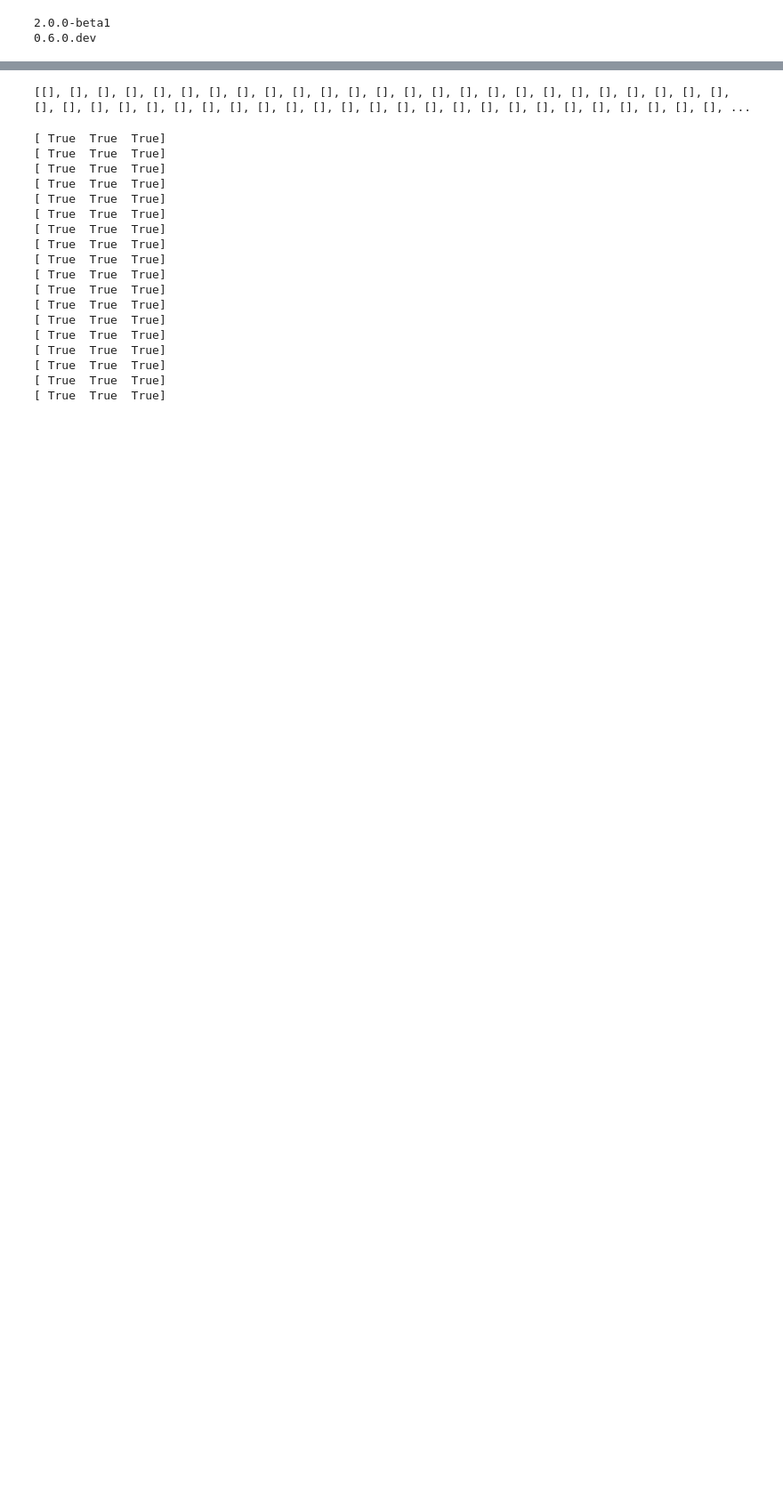
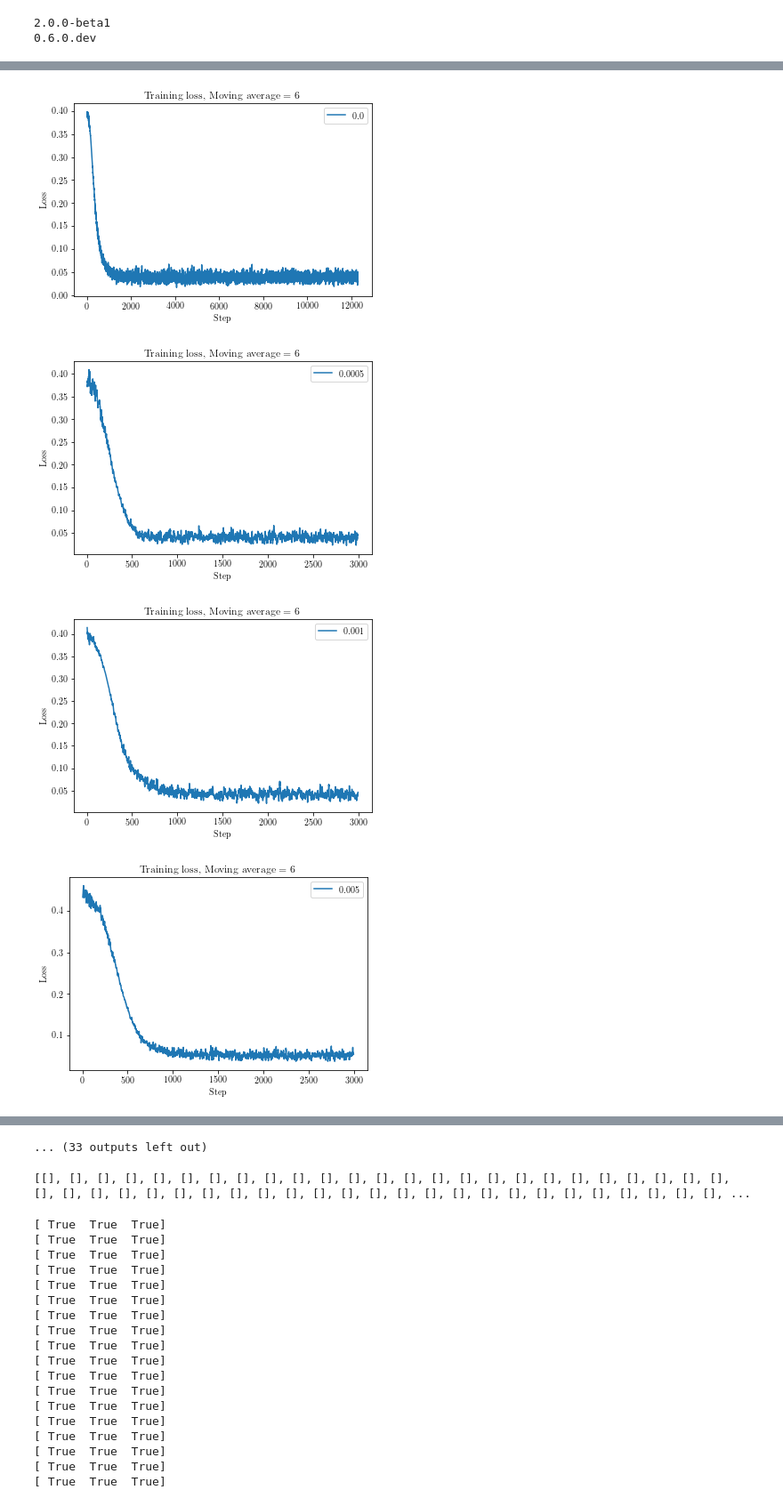
Before and after one commit to DuckTigger/StateDiscrimination_withCirq, a Jupyter notebook: create_outputs (1).ipynb, the cells around one changed output, grey strips where cells are left out. Shown at 89% size. Saved outputs shown, nothing was run; the diff lists cells and outputs as text; code cells hidden in the pictures; blank space fills up the shorter version.

```diff
--- a/create_outputs (1).ipynb
+++ b/create_outputs (1).ipynb
@@ -266,8 +297,10 @@ def create_data_frame(directory: str):
         os.mkdir(os.path.join(directory, 'output'))
     df.to_pickle(os.path.join(directory, 'output', 'dataframe.pkl'))
     f, ax = plt.subplots(figsize=(7,7))
-    ax.set(xscale='log', title='Loss with log noise')
+    ax.set(xscale='log')
     df.plot(x='noise_prob', y='loss', ax=ax, style='k--')
+    ax.set_xlabel('Noise level', fontsize=18)
+    ax.set_ylabel('Loss', fontsize=18)
     plt.savefig(os.path.join(directory, 'output', 'loss_noise.png'))
     return df
 # %%
@@ -315,7 +348,7 @@ dark=["#001C7F", "#017517", "#8C0900",
 colorblind=["#0072B2", "#009E73", "#D55E00",
             "#CC79A7", "#F0E442", "#56B4E9"]
 pal = dark
-noise_pal = {0.0: pal[0], 0.0005: pal[1], 0.001: pal[2], 0.005: pal[3],  0.01: pal[4], 0.05: pal[5], 0.1: pal[0], 0.25:pal[1]}
+noise_pal = {0.0: pal[0], 0.0001: pal[1], 0.0005: pal[2], 0.001: pal[3], 0.005: pal[4],  0.01: pal[5], 0.05: pal[0], 0.1: pal[1], 0.25:pal[2]}
 
 def create_noise_levels_df(directory: str) -> pd.DataFrame:
     df = pd.DataFrame()
@@ -340,7 +373,7 @@ def create_noise_levels_df(directory: str) -> pd.DataFrame:
             training_noise = 0
 
         df = df.append({'P_err': p_error, 'P_inc': p_inc, 'cost_err': params['cost_error'],
-                        'cost_inc': params['cost_incon'],'training_noise': training_noise,
+                        'cost_inc': params['cost_incon'], 'mu_a': params['mu_a'], 'training_noise': training_noise,
                         'noise_prob': re.sub('\_', '.', p), 'loss': loss},
                        ignore_index=True)
     return df
@@ -358,42 +391,55 @@ def log_on_one_plot(directory: str):
     df[numeric] = df[numeric].apply(pd.to_numeric, errors='coerce', axis=1)
     for x in [0.0005, 0.005, 0.25]:
         df = df[df.training_noise != x]
-    df['training_noise'] = df['training_noise'].astype('category')
-    sns.scatterplot(x='noise_prob', y='loss', style='training_noise', data=df, hue='training_noise', palette=noise_pal)
+    df['training_noise_cat'] = df['training_noise'].astype('category')
+    sns.scatterplot(x='noise_prob', y='loss', style='training_noise_cat', data=df, hue='training_noise_cat', palette=noise_pal, s=100, alpha=0.5)
 #     for key, group in df.groupby('training_noise'):
 #         sns.scatterplot(group['noise_prob'], group['loss'], legend='full')
     if not os.path.exists(os.path.join(directory, 'output')):
         os.mkdir(os.path.join(directory, 'output'))
     #plt.legend(bbox_to_anchor=(1.05, 1), loc=2, borderaxespad=0.)
-    ax.set(xscale='log', yscale='log', title='Log loss vs. log validation noise level\nfor different levels of training noise.')
-    ax.set(xlim=(0.00045, 0.3), ylim=(0.002,1))
+    ax.set(xscale='log')
+#     ax.set_title('Loss against noise level in validation circuit \nfor different levels of training noise.', fontsize=23)
+    ax.set_xlabel('Validation noise level', fontsize=18)
+    ax.set_ylabel('Loss', fontsize=18)
+    ax.xaxis.set_tick_params(labelsize=16)
+    ax.yaxis.set_tick_params(labelsize=16)
+    handles, labels = ax.get_legend_handles_labels()
+    ax.legend(handles=handles[1:], labels=labels[1:], title="Training noise level", title_fontsize=16, fontsize=14)
+    ax.set(xlim=(0.00045, 0.12))#, ylim=(0.12,0.18))
+
+
     plt.savefig(os.path.join(directory, 'output', 'log_noise_plot.png'))
     df.to_pickle(os.path.join(directory, 'output', 'noise_df.pkl'))
 
-# log_on_one_plot(r'C:\Users\Andrew Patterson\Documents\PhD\cirq_state_discrimination\checkpoints\myriad_data\tf_noise_off_g')
-# log_on_one_plot(r'C:\Users\Andrew Patterson\Documents\PhD\cirq_state_discrimination\checkpoints\myriad_data\tf_noise_array')
+#log_on_one_plot(r'C:\Users\Andrew Patterson\Documents\PhD\cirq_state_discrimination\checkpoints\myriad_data\august_runs\tf_noise_array_mu075')
 # %%
 if sys.platform.startswith('win'):
-    checkpoints = "C:\\Users\\Andrew Patterson\\Documents\\PhD\\cirq_state_discrimination\\checkpoints\\myriad_data\\new_script"
+    checkpoints = "C:\\Users\\Andrew Patterson\\Documents\\PhD\\cirq_state_discrimination\\checkpoints\\myriad_data\\august_runs"
 else:
     checkpoints = "/home/zcapga1/Scratch/state_discrimination/training_out/"
 
 # runs = ['tf_noise_off', 'tf_old_dicts_noise_off', 'cirq_training_noise_off', 'tf_noise_array', 'tf_old_dicts_noise_array', 'tf_old_dicts_noise_off']
-runs = ['tf_old_long']
+runs = ['tf_25_2_mu05', 'tf_25_2_mu25', 'tf_noise_array_mu09', 'tf_noise_array_mu075', 'tf_old_new_2']
 # rm = ['BAD_RUNS', 'cirq_training_noise_off', 'cirq_training_noise_on_array', 'cirq_training_noise_off_long', 'cirq_training_noise_on_array_long']
 # for r in rm:
 #     runs.remove(r)
 folder_list = [os.path.join(checkpoints, f) for f in runs]
 
 noise_levels = [0.0, 0.0005, 0.001, 0.005, 0.01, 0.05, 0.1]
 def run_on_all_folders(folders: list, noise_levels: list):
     for folder in folders:
 #         generate_output_file(folder)
-        label_plot(folder)
+#         label_plot(folder)
         save_loss_fns(folder)
         create_data_frame(folder)
 #         pre_trained_multiple(folder, noise_levels)
         label_plot_val_levels(folder)
         log_on_one_plot(folder)
 
-# run_on_all_folders(folder_list, noise_levels)
+run_on_all_folders(folder_list, noise_levels)
+# %% [output]
+[figure, added]
+[figure, added]
+[figure, added]
+[figure, added]
@@ -400,3 +454,4 @@ def run_on_all_folders(folders: list, noise_levels: list):
+... (33 outputs left out)
 # %%
 def check_probs(directory: str):
     flagged_folders = []
```
Also changed, not shown: parts of 7 cells of this notebook, 2 other files.
